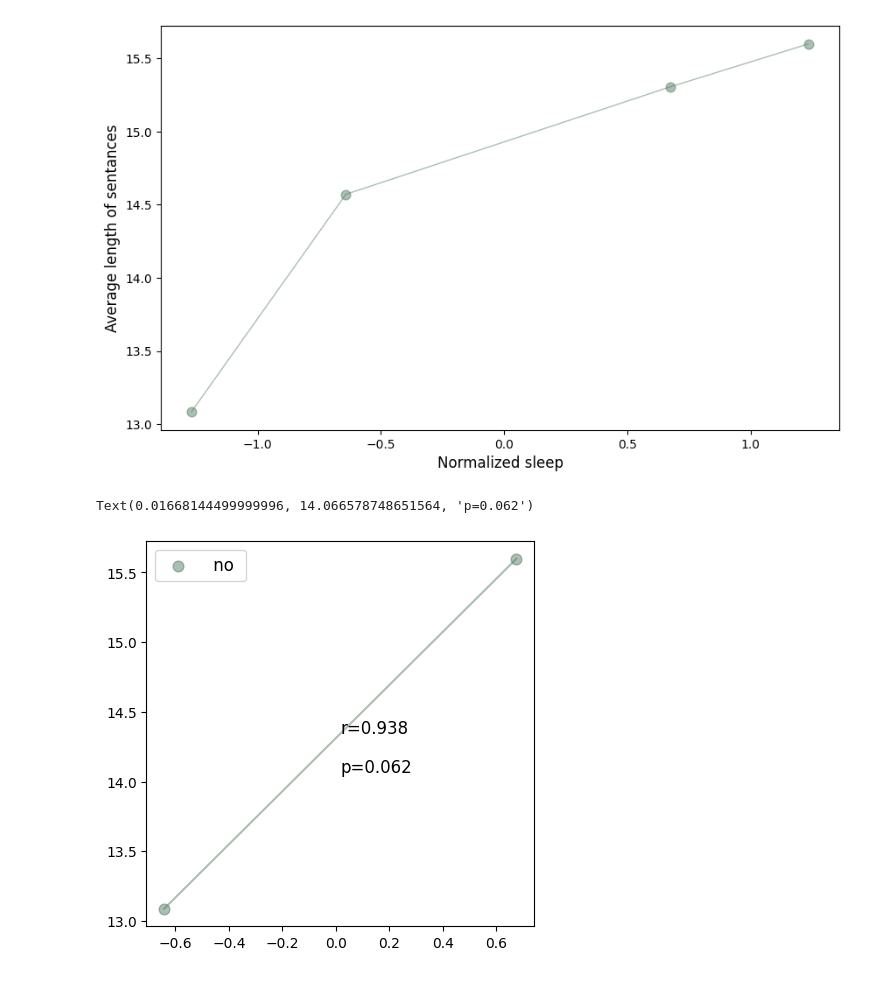
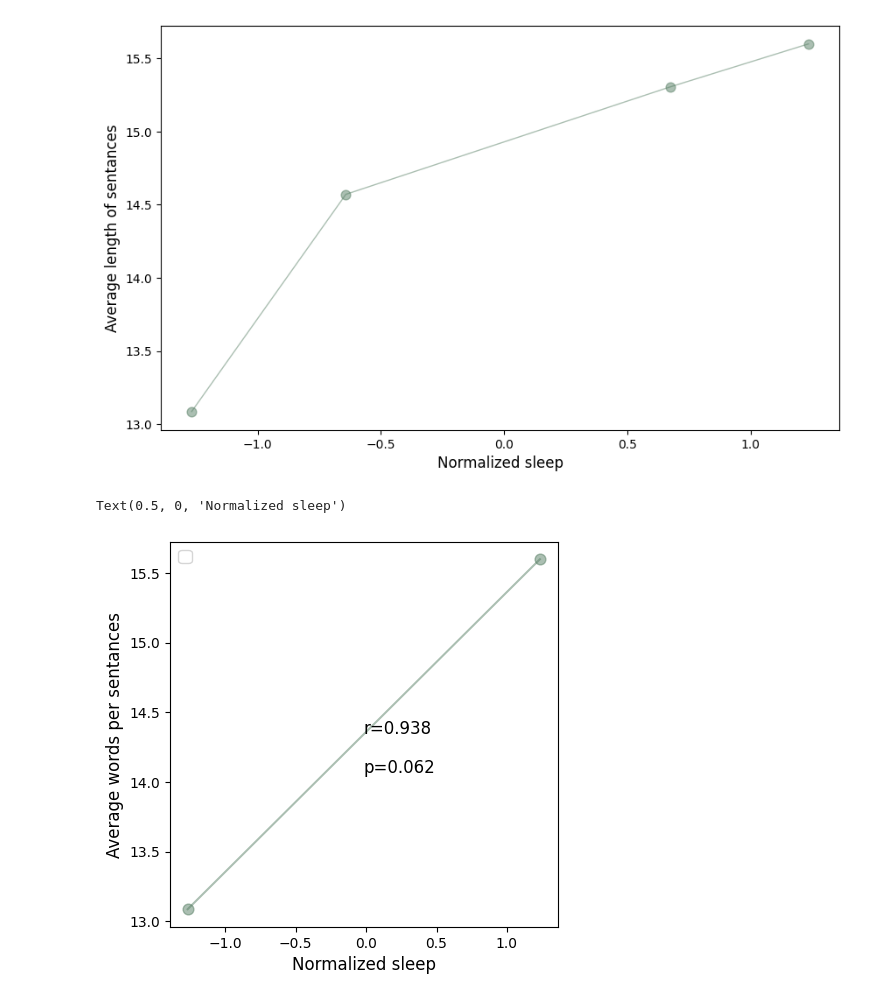
Before and after one commit to mattsmiths/DigitalEcology-1, a Jupyter notebook: week9/BIOL470_lecture_transcript.ipynb, the cells around one changed output. Cells and saved outputs as stored; diff of their text form; code cells hidden in the pictures.

```diff
--- a/week9/BIOL470_lecture_transcript.ipynb
+++ b/week9/BIOL470_lecture_transcript.ipynb
@@ -15,7 +16,7 @@ Receiving objects: 100% (275/275), 116.06 MiB | 18.08 MiB/s, done.
 Resolving deltas: 100% (57/57), done.
 Updating files: 100% (140/140), done.
 # %%
-phrase = "" # @param {type:"string"}
+phrase = "cool" # @param {type:"string"}
 # %%
 umFinal = []
 nFinal = []
@@ -28,9 +29,9 @@ in1.close()
 umCount = 0
 nCount = 0
 for line in out:
-  if phrase in line:
+  if phrase.lower() in line.lower():
     umCount += 1
-  if phrase1 in line:
+  if phrase1.lower() in line.lower():
     nCount += 1
 print('Normalized sleep: -0.64223556')
 print(umCount)
@@ -44,9 +45,9 @@ in1.close()
 umCount = 0
 nCount = 0
 for line in out:
-  if phrase in line:
+  if phrase.lower() in line.lower():
     umCount += 1
-  if phrase1 in line:
+  if phrase1.lower() in line.lower():
     nCount += 1
 print('Normalized sleep: 1.2344268')
 print(umCount)
@@ -60,9 +61,9 @@ in1.close()
 umCount = 0
 nCount = 0
 for line in out:
-  if phrase in line:
+  if phrase.lower() in line.lower():
     umCount += 1
-  if phrase1 in line:
+  if phrase1.lower() in line.lower():
     nCount += 1
 print('Normalized sleep: -1.26778969')
 print(umCount)
@@ -76,9 +77,9 @@ in1.close()
 umCount = 0
 nCount = 0
 for line in out:
-  if phrase in line:
+  if phrase.lower() in line.lower():
     umCount += 1
-  if phrase1 in line:
+  if phrase1.lower() in line.lower():
     nCount += 1
 
 print('Normalized sleep: 0.67559845')
@@ -232,17 +233,20 @@ Normalized sleep: 0.67559845
 # %%
 plt.figure(figsize=(5,5))
 plt.plot([vx[0],vx[-1]],[allLength[0],allLength[-1]],color=(0.35,0.5,0.4,0.5))
-plt.scatter([vx[0],vx[-1]],[allLength[0],allLength[-1]],s=60,color=(0.35,0.5,0.4,0.5),label=phrase)
+plt.scatter([vx[0],vx[-1]],[allLength[0],allLength[-1]],s=60,color=(0.35,0.5,0.4,0.5))
 
 plt.legend(fontsize=12)
 r,p = scipy.stats.pearsonr(allLength,vx1)
 x1 = np.nanmean([vx[0],vx[-1]])
 y1 = np.nanmean([allLength[0],allLength[-1]])
 
 ax1 = plt.axis()
 dd = (ax1[3]-ax1[2])*0.1
 plt.text(x1,y1,'r='+str(round(r,3)),fontsize=12)
 plt.text(x1,y1-dd,'p='+str(round(p,3)),fontsize=12)
+
+plt.ylabel('Average words per sentances',fontsize=12)
+plt.xlabel('Normalized sleep',fontsize=12)
 # %% [output]
-Text(0.01668144499999996, 14.066578748651564, 'p=0.062')
+Text(0.5, 0, 'Normalized sleep')
-[figure, old version]
+[figure, new version]
```
Also changed, not shown: parts of 8 cells of this notebook.
